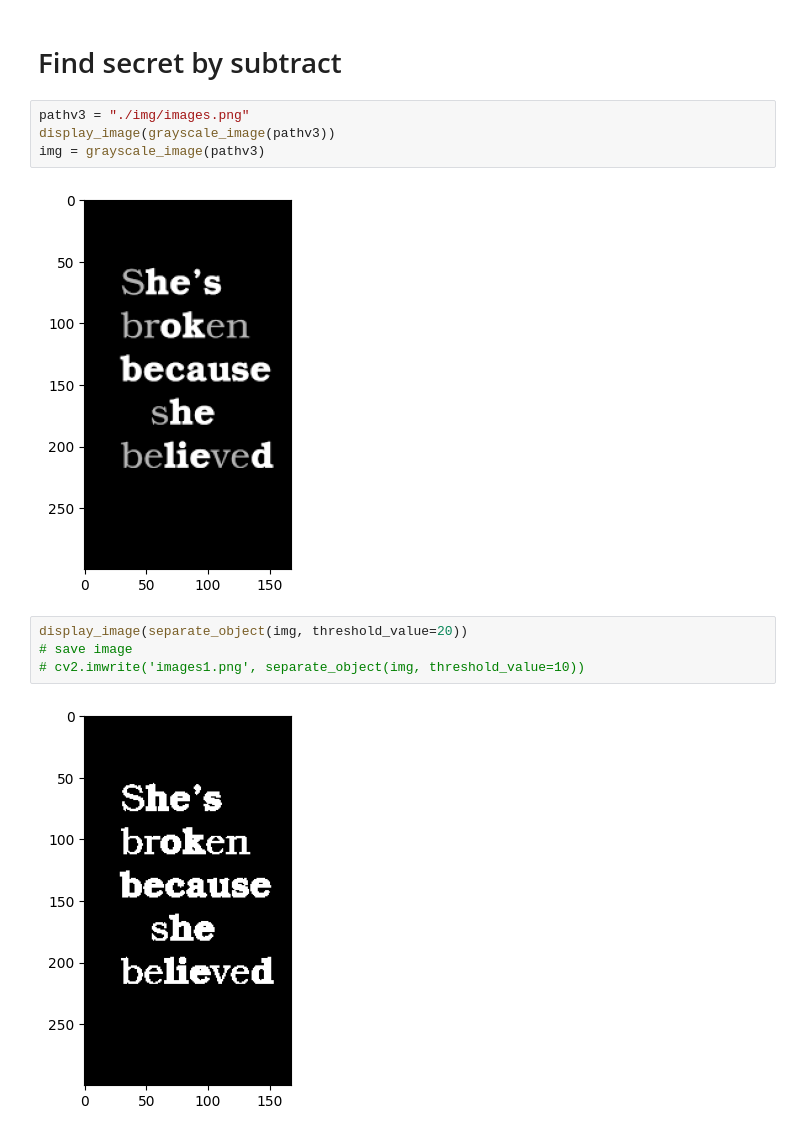
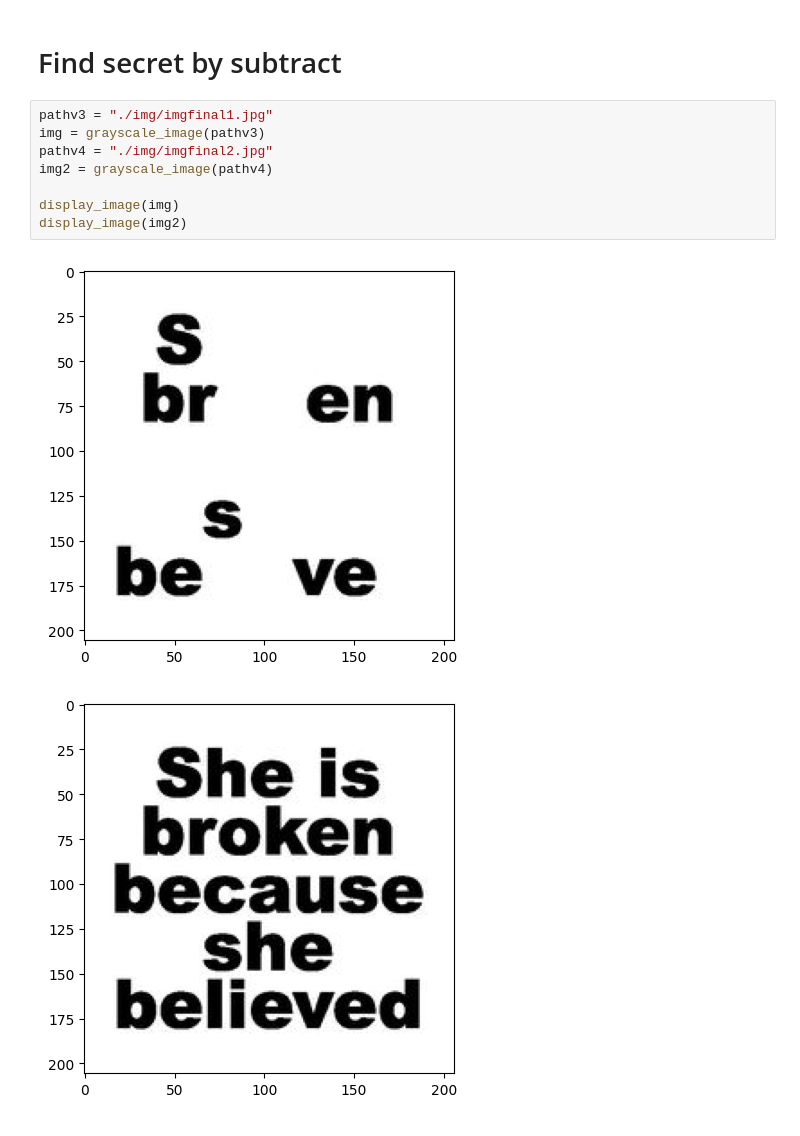
Before and after one commit to KyTranDE/Image-Proccessing, a Jupyter notebook: project1/project1.ipynb, the cells around one changed output. Cells and saved outputs as stored; diff of their text form.

```diff
--- a/project1/project1.ipynb
+++ b/project1/project1.ipynb
@@ -224,15 +237,14 @@ draw_letter_b_numpy()
 [figure]
 # %% [markdown]
 # Find secret by subtract
-# %%
-pathv3 = "./img/images.png"
-display_image(grayscale_image(pathv3))
-img = grayscale_image(pathv3)
-# %% [output]
-[figure, removed]
-# %%
-display_image(separate_object(img, threshold_value=20))
-# save image
-# cv2.imwrite('images1.png', separate_object(img, threshold_value=10))
-# %% [output]
-[figure, removed]
+# %%
+pathv3 = "./img/imgfinal1.jpg"
+img = grayscale_image(pathv3)
+pathv4 = "./img/imgfinal2.jpg"
+img2 = grayscale_image(pathv4)
+
+display_image(img)
+display_image(img2)
+# %% [output]
+[figure, added]
+[figure, added]
```
Also changed, not shown: parts of 3 cells of this notebook, 2 other files.
